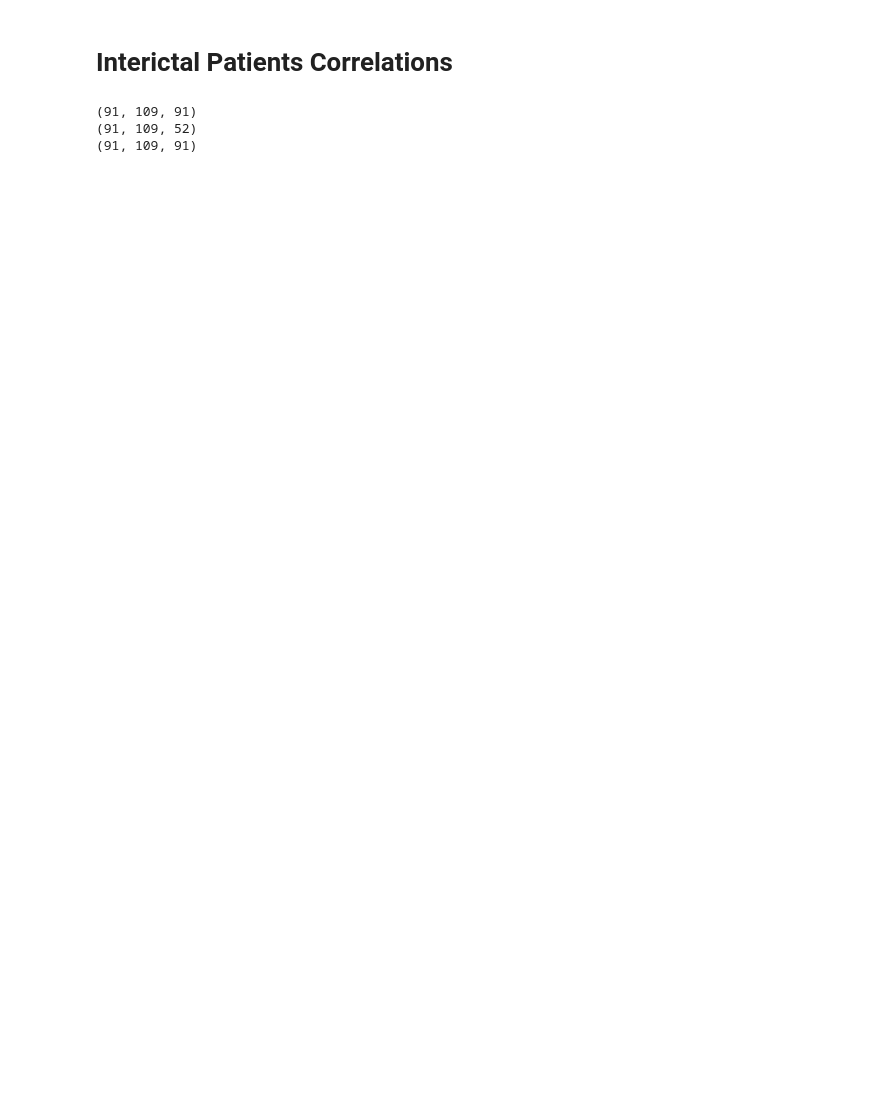
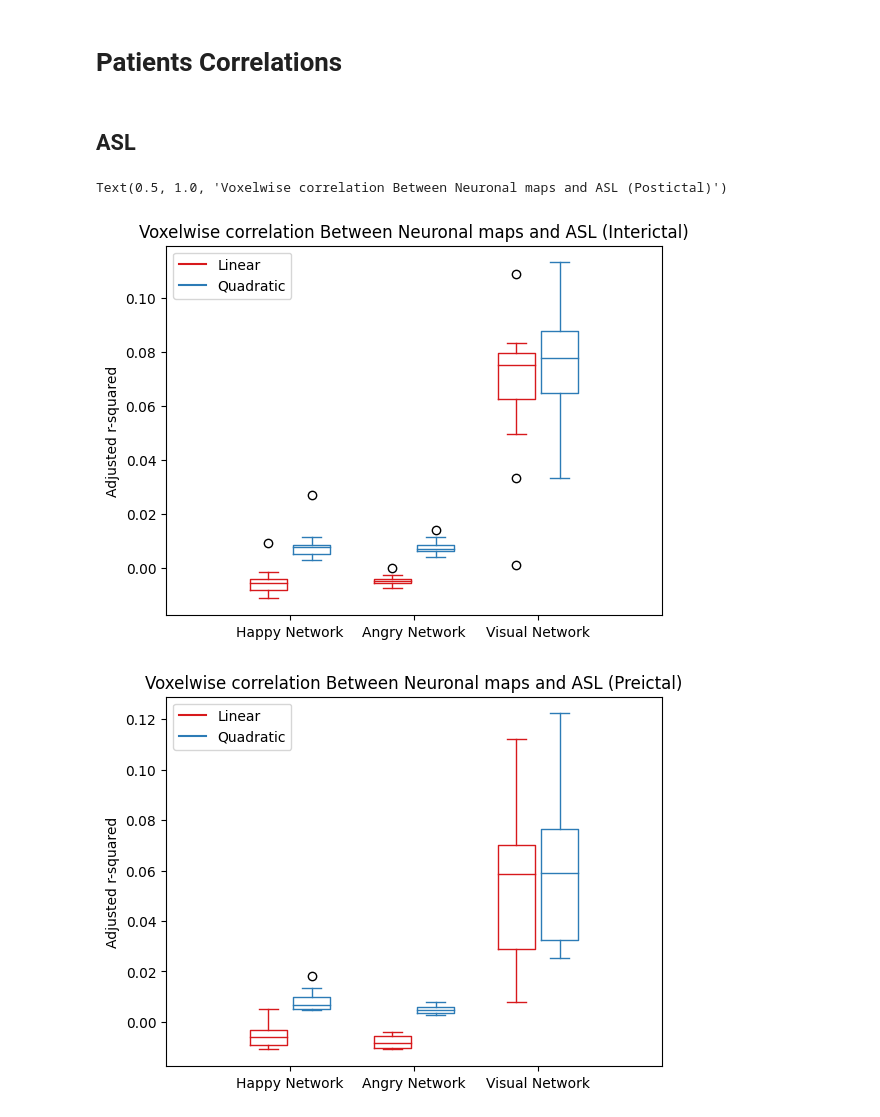
Before and after one commit to beatrzm/Thesis, a Jupyter notebook: correlations/voxelwise_correlation.ipynb, the cells around one changed output. Cells and saved outputs as stored; diff of their text form; code cells hidden in the pictures; blank space fills up the shorter version.

Commit message:
finished function + interictal results

```diff
--- a/correlations/voxelwise_correlation.ipynb
+++ b/correlations/voxelwise_correlation.ipynb
@@ -15,3 +46,3 @@ patients_postictal = ["sub-patient001","sub-patient002","sub-patient003","sub-pa
 # %% [markdown]
-# Interictal Patients Correlations
+# Patients Correlations
 # %%
@@ -59,8 +177,2 @@ for sub in test:
-# %%
-print(happy.shape)
-print(cuthappy.shape)
-print(asl.shape)
-# %% [output]
-(91, 109, 91)
-(91, 109, 52)
-(91, 109, 91)
+# %% [markdown]
+## ASL
@@ -66,0 +197,68 @@ print(asl.shape)
+# %%
+ticks = ['Happy Network', 'Angry Network', 'Visual Network']
+
+linear_plotint = plt.boxplot([ASLlinH_int,ASLlinA_int,ASLlinV_int],positions=np.array(np.arange(len([ASLlinH_int,ASLlinA_int,ASLlinV_int])))*2.0-0.35, widths=0.6)
+quad_plotint = plt.boxplot([ASLquadH_int,ASLquadA_int,ASLquadV_int],positions=np.array(np.arange(len([ASLquadH_int,ASLquadA_int,ASLquadV_int])))*2.0+0.35,widths=0.6)
+
+def define_box_properties(plot_name, color_code, label):
+    for k, v in plot_name.items():
+        plt.setp(plot_name.get(k), color=color_code)
+
+    # use plot function to draw a small line to name the legend.
+    plt.plot([], c=color_code, label=label)
+    plt.legend()
+
+define_box_properties(linear_plotint, '#D7191C', 'Linear')
+define_box_properties(quad_plotint, '#2C7BB6', 'Quadratic')
+
+plt.ylabel('Adjusted r-squared')
+plt.xticks(np.arange(0, len(ticks) * 2, 2), ticks)
+plt.xlim(-2, len(ticks)*2)
+
+plt.title('Voxelwise correlation Between Neuronal maps and ASL (Interictal)')
+
+plt.figure()
+
+linear_plotpreict = plt.boxplot([ASLlinH_preict,ASLlinA_preict,ASLlinV_preict],positions=np.array(np.arange(len([ASLlinH_preict,ASLlinA_preict,ASLlinV_preict])))*2.0-0.35, widths=0.6)
+quad_plotpreict = plt.boxplot([ASLquadH_preict,ASLquadA_preict,ASLquadV_preict],positions=np.array(np.arange(len([ASLquadH_preict,ASLquadA_preict,ASLquadV_preict])))*2.0+0.35,widths=0.6)
+
+define_box_properties(linear_plotpreict, '#D7191C', 'Linear')
+define_box_properties(quad_plotpreict, '#2C7BB6', 'Quadratic')
+
+plt.ylabel('Adjusted r-squared')
+plt.xticks(np.arange(0, len(ticks) * 2, 2), ticks)
+plt.xlim(-2, len(ticks)*2)
+
+plt.title('Voxelwise correlation Between Neuronal maps and ASL (Preictal)')
+
+plt.figure()
+
+linear_plotict = plt.boxplot([ASLlinH_ict,ASLlinA_ict,ASLlinV_ict],positions=np.array(np.arange(len([ASLlinH_ict,ASLlinA_ict,ASLlinV_ict])))*2.0-0.35, widths=0.6)
+quad_plotict = plt.boxplot([ASLquadH_ict,ASLquadA_ict,ASLquadV_ict],positions=np.array(np.arange(len([ASLquadH_ict,ASLquadA_ict,ASLquadV_ict])))*2.0+0.35,widths=0.6)
+
+define_box_properties(linear_plotict, '#D7191C', 'Linear')
+define_box_properties(quad_plotict, '#2C7BB6', 'Quadratic')
+
+plt.ylabel('Adjusted r-squared')
+plt.xticks(np.arange(0, len(ticks) * 2, 2), ticks)
+plt.xlim(-2, len(ticks)*2)
+
+plt.title('Voxelwise correlation Between Neuronal maps and ASL (Ictal)')
+
+plt.figure()
+
+linear_plotpostict = plt.boxplot([ASLlinH_postict,ASLlinA_postict,ASLlinV_postict],positions=np.array(np.arange(len([ASLlinH_postict,ASLlinA_postict,ASLlinV_postict])))*2.0-0.35, widths=0.6)
+quad_plotpostict = plt.boxplot([ASLquadH_postict,ASLquadA_postict,ASLquadV_postict],positions=np.array(np.arange(len([ASLquadH_postict,ASLquadA_postict,ASLquadV_postict])))*2.0+0.35,widths=0.6)
+
+define_box_properties(linear_plotpostict, '#D7191C', 'Linear')
+define_box_properties(quad_plotpostict, '#2C7BB6', 'Quadratic')
+
+plt.ylabel('Adjusted r-squared')
+plt.xticks(np.arange(0, len(ticks) * 2, 2), ticks)
+plt.xlim(-2, len(ticks)*2)
+
+plt.title('Voxelwise correlation Between Neuronal maps and ASL (Postictal)')
+# %% [output]
+Text(0.5, 1.0, 'Voxelwise correlation Between Neuronal maps and ASL (Postictal)')
+[figure, added]
+[figure, added]
```
Also changed, not shown: parts of 7 cells of this notebook.
